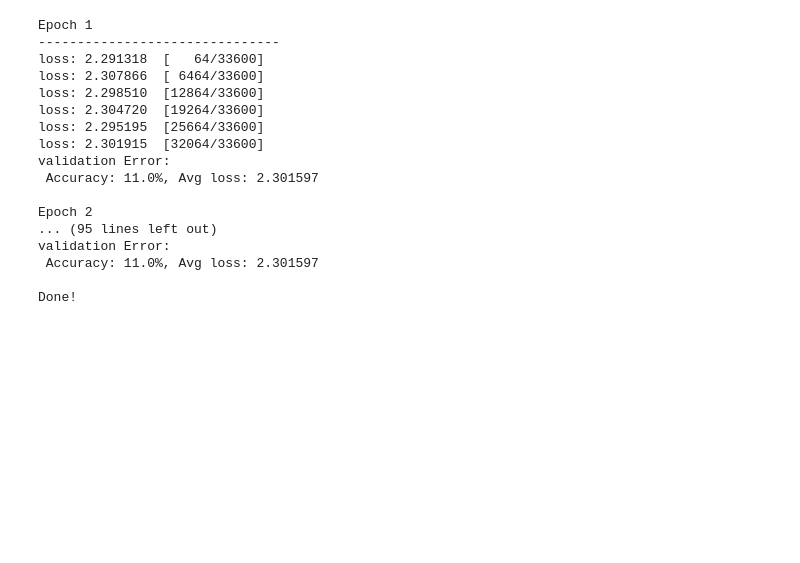
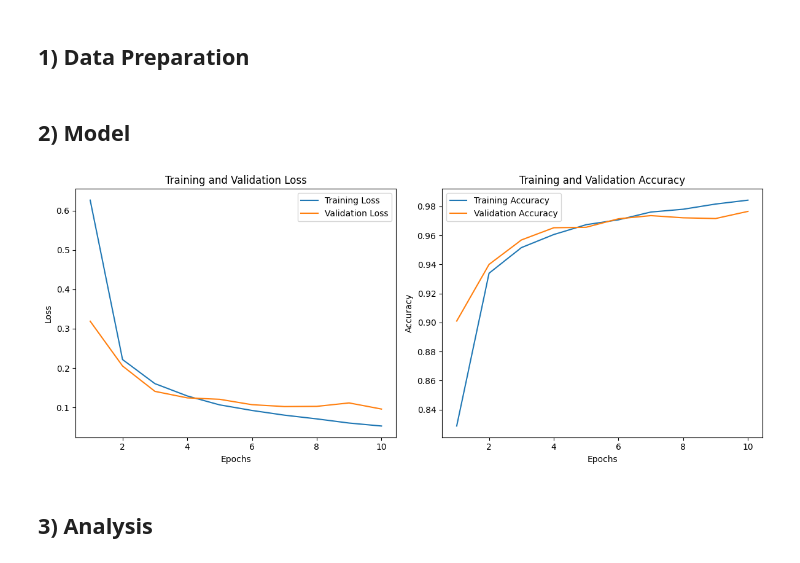
Before and after one commit to Tahker-w-tadmeer/ml_neural_network, a Jupyter notebook: assignment2_main.ipynb, the cells around one changed output. Saved outputs shown, nothing was run; the diff lists cells and outputs as text; code cells hidden in the pictures; blank space fills up the shorter version.

Commit message:
Use Minst set, add plotting, analysis and bonus

```diff
--- a/assignment2_main.ipynb
+++ b/assignment2_main.ipynb
@@ -93,29 +99,48 @@ def test_loop(dataloader, model, loss_fn):
-# %%
-epochs = 10
-inputs_test = torch.tensor(x_val, dtype=torch.float)
-targets_test = torch.tensor(y_val, dtype=torch.float)
-ds = TensorDataset(inputs_test, targets_test)
-test_dataloader= DataLoader(dataset=ds, batch_size=64, shuffle=False)
-for t in range(epochs):
-    print(f"Epoch {t+1}\n-------------------------------")
-    train_loop(train_loader, model.to(device), loss_fn, optimizer)
-    test_loop(test_dataloader, model.to(device), loss_fn)
-print("Done!")
-# %% [output]
-Epoch 1
--------------------------------
-loss: 2.291318  [   64/33600]
-loss: 2.307866  [ 6464/33600]
-loss: 2.298510  [12864/33600]
-loss: 2.304720  [19264/33600]
-loss: 2.295195  [25664/33600]
-loss: 2.301915  [32064/33600]
-validation Error:
- Accuracy: 11.0%, Avg loss: 2.301597
-
-Epoch 2
-... (95 lines left out)
-validation Error:
- Accuracy: 11.0%, Avg loss: 2.301597
-
-Done!
+# %% [markdown]
+## 1) Data Preparation
+# %%
+from sklearn.model_selection import train_test_split
+from torchvision import transforms, datasets
+from torch.utils.data import DataLoader
+
+transform = transforms.Compose([
+    transforms.ToTensor(),
+    transforms.Normalize((0.5,), (0.5,)) # Subtract 0.5 and divide by 0.5 -> map to [-1, 1]
+])
+
+train_dataset = datasets.MNIST(root='./data', train=True, download=True, transform=transform)
+
+train_dataset, val_dataset = train_test_split(
+    train_dataset,
+    test_size=0.2,
+)
+
+batch_size = 32
+train_dataloader = DataLoader(dataset=train_dataset, batch_size=batch_size, shuffle=True)
+val_dataloader = DataLoader(dataset=val_dataset, batch_size=batch_size, shuffle=True)
+# test_dataloader = DataLoader(dataset=test_dataset, batch_size=64, shuffle=False)
+# %% [markdown]
+## 2) Model
+# %%
+model = ImageNN()
+learning_rate = 0.01
+cross_entropy_loss = torch.nn.CrossEntropyLoss()
+opt = torch.optim.SGD(model.parameters(), lr=learning_rate)
+device = torch.device("cuda" if torch.cuda.is_available() else "cpu")
+# %%
+epochs = 10
+train_losses, val_losses, train_accuracies, val_accuracies = [], [], [], []
+for t in range(epochs):
+    train_loss, train_accuracy = train(train_dataloader, model, cross_entropy_loss, opt)
+    val_loss, val_accuracy = evaluate(val_dataloader, model, cross_entropy_loss)
+
+    train_losses.append(train_loss)
+    val_losses.append(val_loss)
+    train_accuracies.append(train_accuracy)
+    val_accuracies.append(val_accuracy)
+
+plot_metrics(train_losses, val_losses, train_accuracies, val_accuracies)
+# %% [output]
+[figure, added]
+# %% [markdown]
+## 3) Analysis
```
Also changed, not shown: parts of 8 cells of this notebook, 11 other files.
